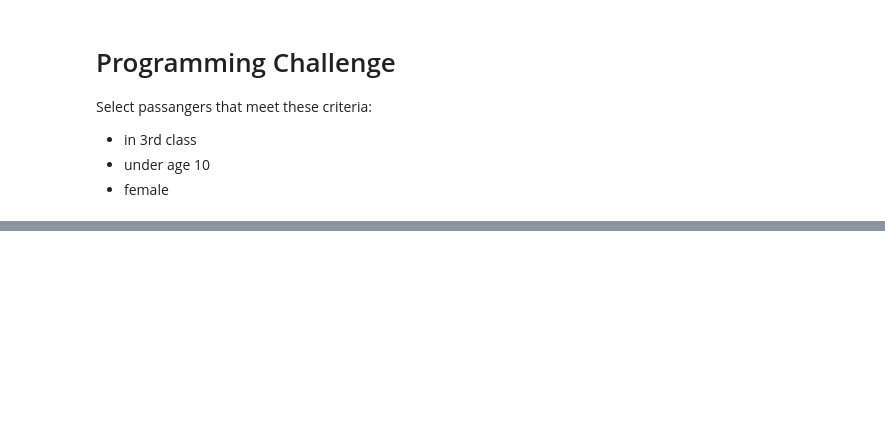
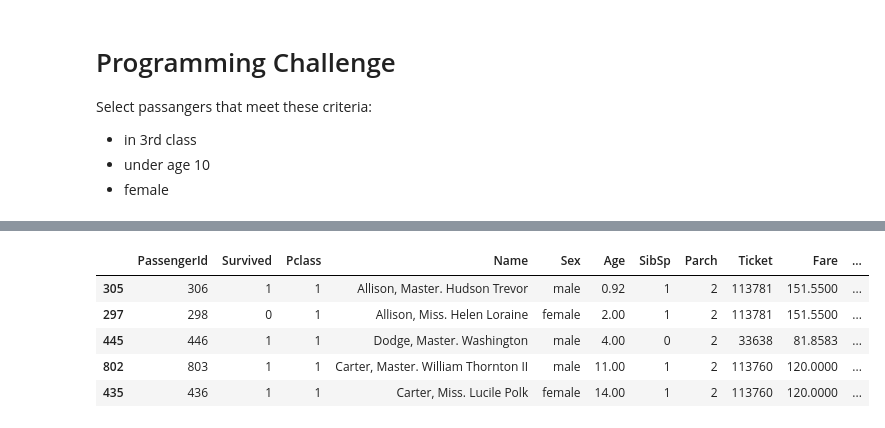
Before and after one commit to story645/ccny_software_carpentary, a Jupyter notebook: afternoon_session.ipynb, the cells around one changed output, grey strips where cells are left out. Saved outputs shown, nothing was run; the diff lists cells and outputs as text; code cells hidden in the pictures; blank space fills up the shorter version.

```diff
--- a/afternoon_session.ipynb
+++ b/afternoon_session.ipynb
@@ -551,0 +670,11 @@ train[(train['Pclass']==3)&(train['Age']<10) & (train['Sex']=='female')]
+# %%
+#sort by columns
+#sorted by class, then by age
+train.sort_index(by=['Pclass', 'Age']).head()
+# %% [output]
+|  | PassengerId | Survived | Pclass | Name | Sex | Age | SibSp | Parch | Ticket | Fare | ... |
+| 305 | 306 | 1 | 1 | Allison, Master. Hudson Trevor | male | 0.92 | 1 | 2 | 113781 | 151.5500 | ... |
+| 297 | 298 | 0 | 1 | Allison, Miss. Helen Loraine | female | 2.00 | 1 | 2 | 113781 | 151.5500 | ... |
+| 445 | 446 | 1 | 1 | Dodge, Master. Washington | male | 4.00 | 0 | 2 | 33638 | 81.8583 | ... |
+| 802 | 803 | 1 | 1 | Carter, Master. William Thornton II | male | 11.00 | 1 | 2 | 113760 | 120.0000 | ... |
+| 435 | 436 | 1 | 1 | Carter, Miss. Lucile Polk | female | 14.00 | 1 | 2 | 113760 | 120.0000 | ... |
```
Also changed, not shown: parts of 11 cells of this notebook.
